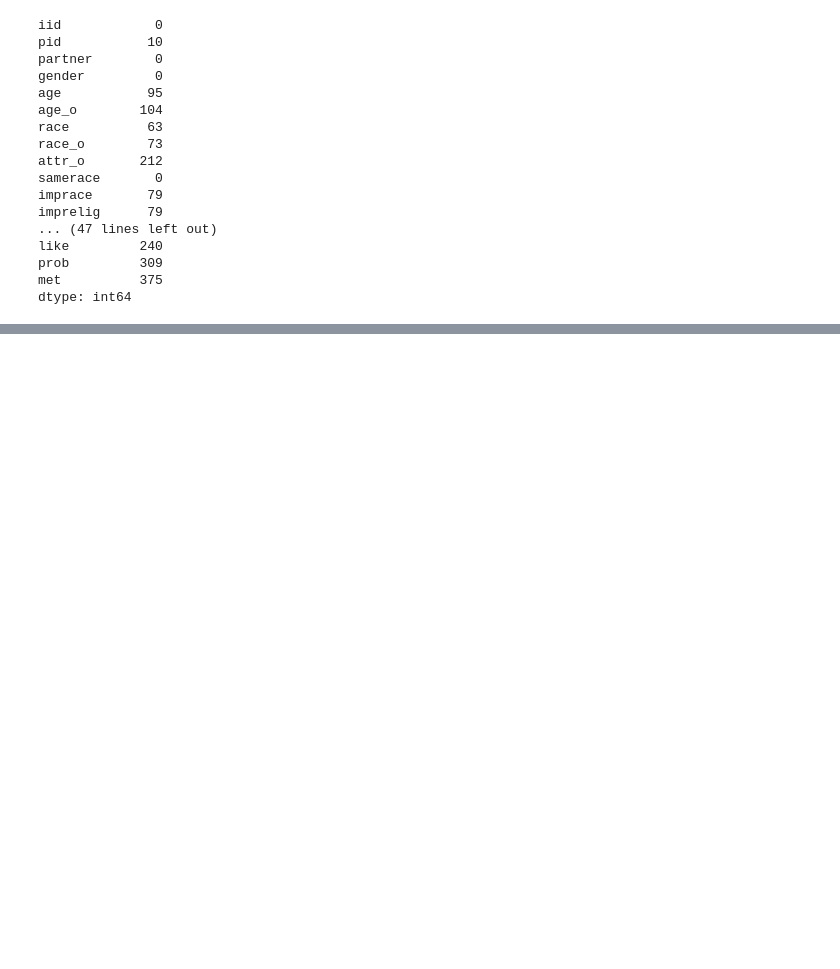
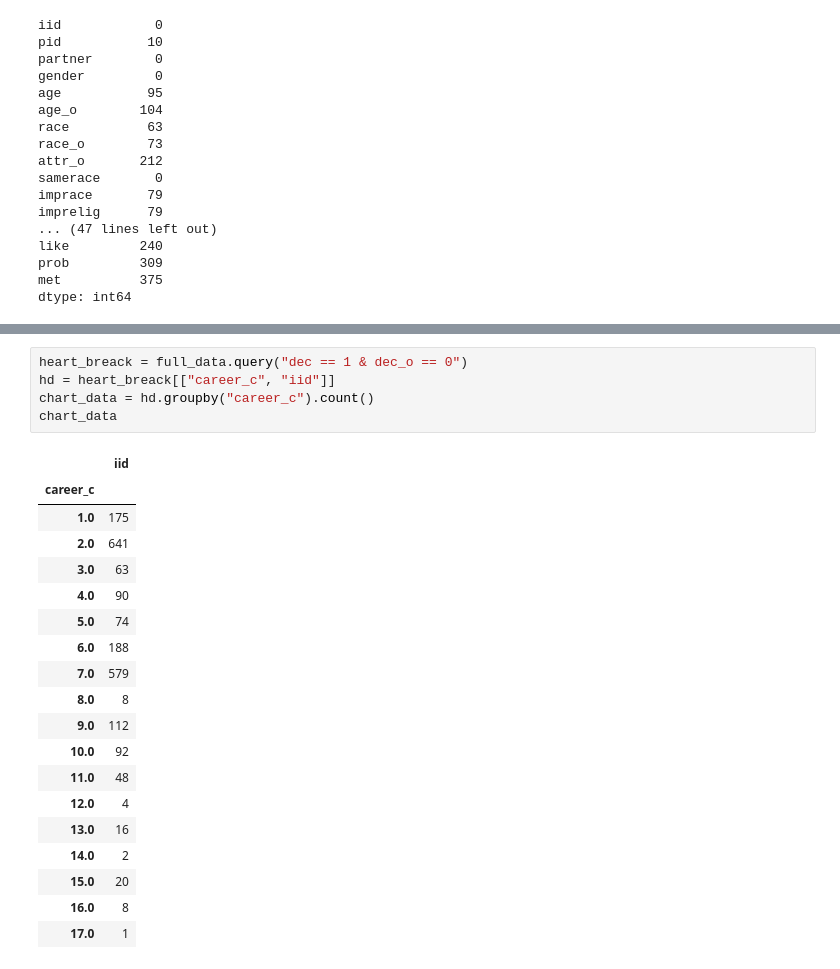
Before and after one commit to ZoziLaMalice/speed_dating, a Jupyter notebook: Notebook/first_cleaning_&_analyse.ipynb, the cells around one changed output, grey strips where cells are left out. Drawn from its saved outputs; the diff is of its cells as text; blank space fills up the shorter version.

```diff
--- a/Notebook/first_cleaning_&_analyse.ipynb
+++ b/Notebook/first_cleaning_&_analyse.ipynb
@@ -519,0 +434,25 @@ plt.show()
+# %%
+heart_breack = full_data.query("dec == 1 & dec_o == 0")
+hd = heart_breack[["career_c", "iid"]]
+chart_data = hd.groupby("career_c").count()
+chart_data
+# %% [output]
+|  | iid |
+| career_c |  |
+| 1.0 | 175 |
+| 2.0 | 641 |
+| 3.0 | 63 |
+| 4.0 | 90 |
+| 5.0 | 74 |
+| 6.0 | 188 |
+| 7.0 | 579 |
+| 8.0 | 8 |
+| 9.0 | 112 |
+| 10.0 | 92 |
+| 11.0 | 48 |
+| 12.0 | 4 |
+| 13.0 | 16 |
+| 14.0 | 2 |
+| 15.0 | 20 |
+| 16.0 | 8 |
+| 17.0 | 1 |
```
Also changed, not shown: parts of 24 cells of this notebook, 2 other files.
